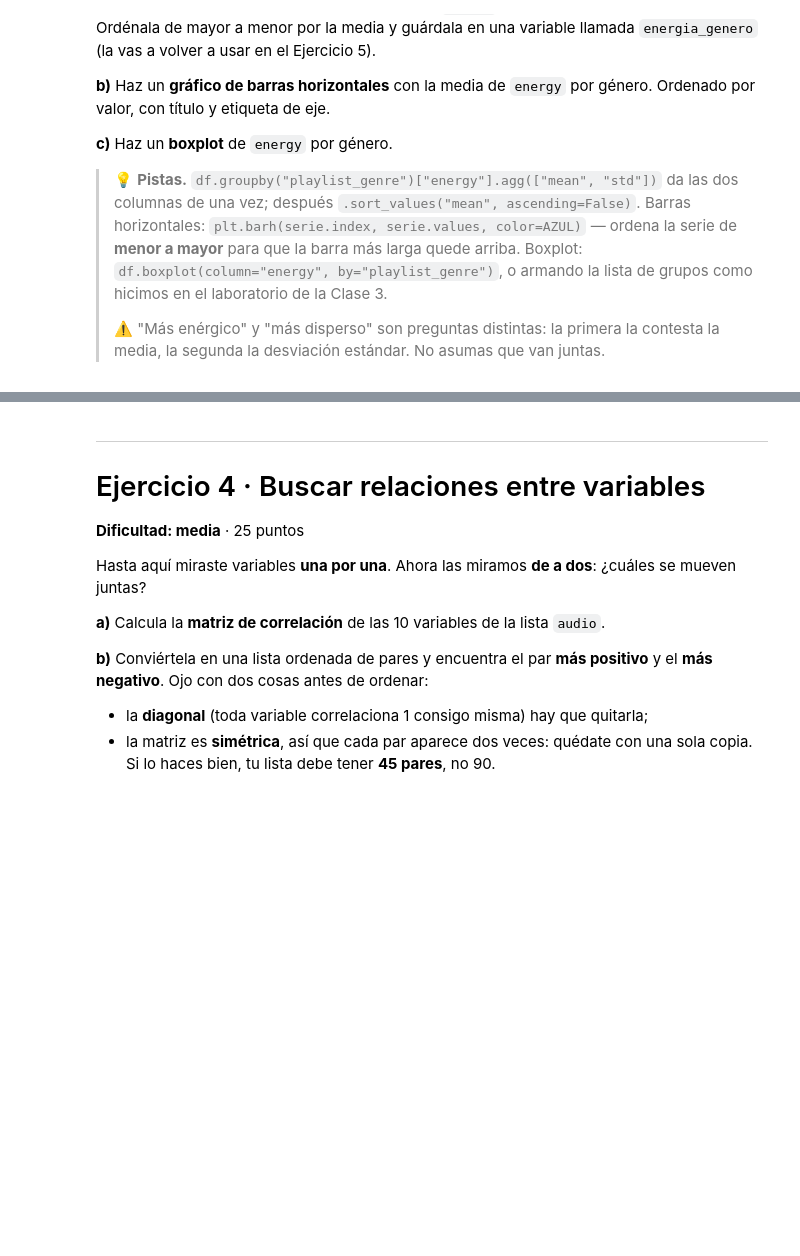
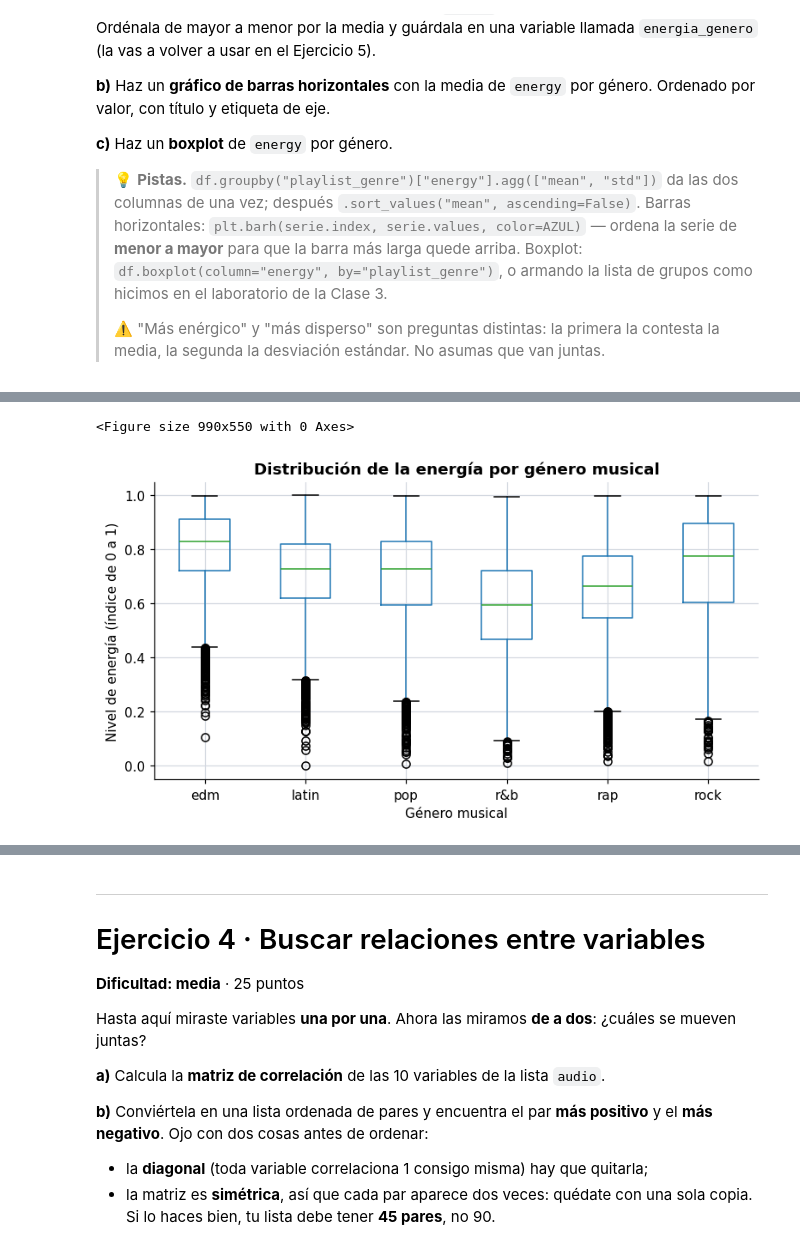
Before and after one commit to axrodriguez5072019/s100-tareas, a Jupyter notebook: 01_problem_set_(6).ipynb, the cells around one changed output, grey strips where cells are left out. Drawn from its saved outputs; the diff is of its cells as text; code cells hidden in the pictures; blank space fills up the shorter version.

```diff
--- a/01_problem_set_(6).ipynb
+++ b/01_problem_set_(6).ipynb
@@ -352,3 +385,23 @@ print(energia_genero)
+# %%
+
+# c) Boxplot de energy por género
+
+plt.figure(figsize=(9, 5))
+
+df.boxplot(
+    column="energy",
+    by="playlist_genre",
+    grid=True
+)
+
+plt.xlabel("Género musical")
+plt.ylabel("Nivel de energía (índice de 0 a 1)")
+plt.title("Distribución de la energía por género musical")
+plt.suptitle("")  # Elimina el título automático de pandas
+plt.show()
+# %% [output]
+<Figure size 990x550 with 0 Axes>
+[figure, added]
 # %% [markdown]
 ### 📝 Tu respuesta — Ejercicio 3
 
```
Also changed, not shown: parts of 3 cells of this notebook.
